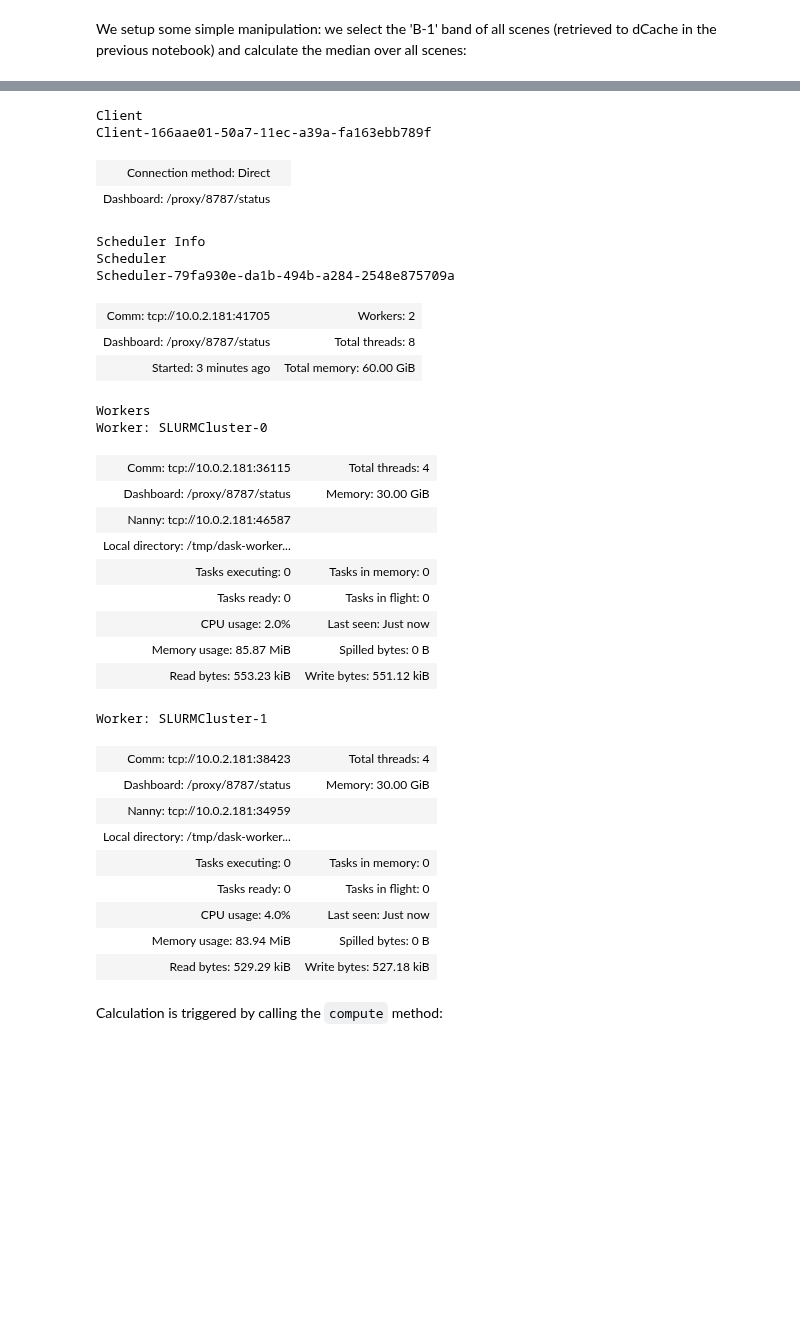
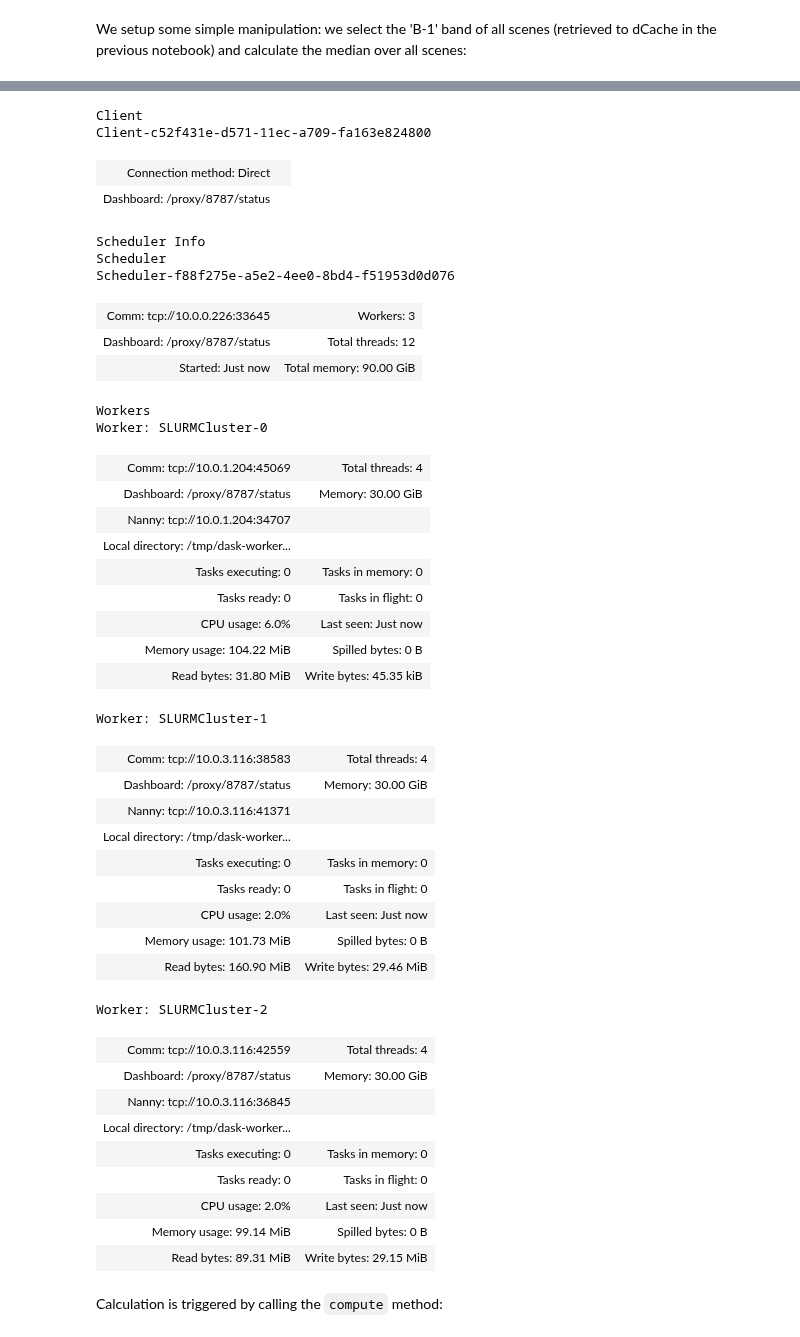
Before and after one commit to RS-DAT/JupyterDask-Examples, a Jupyter notebook: 01-STAC-on-dCache/notebooks/02-processing.ipynb, the cells around one changed output, grey strips where cells are left out. Cells and saved outputs as stored; diff of their text form; code cells hidden in the pictures; blank space fills up the shorter version.

```diff
--- a/01-STAC-on-dCache/notebooks/02-processing.ipynb
+++ b/01-STAC-on-dCache/notebooks/02-processing.ipynb
@@ -141,40 +135,50 @@ We will now submit the actual calculation to the Dask cluster. In the side menu,
 # %%
 from dask.distributed import Client
 
-client = Client("tcp://10.0.2.181:41705")
+client = Client("tcp://10.0.0.226:33645")
 client
 # %% [output]
 Client
-Client-166aae01-50a7-11ec-a39a-fa163ebb789f
+Client-c52f431e-d571-11ec-a709-fa163e824800
 | Connection method: Direct |  |
 | Dashboard: /proxy/8787/status |  |
 Scheduler Info
 Scheduler
-Scheduler-79fa930e-da1b-494b-a284-2548e875709a
+Scheduler-f88f275e-a5e2-4ee0-8bd4-f51953d0d076
-| Comm: tcp://10.0.2.181:41705 | Workers: 2 |
-| Dashboard: /proxy/8787/status | Total threads: 8 |
-| Started: 3 minutes ago | Total memory: 60.00 GiB |
+| Comm: tcp://10.0.0.226:33645 | Workers: 3 |
+| Dashboard: /proxy/8787/status | Total threads: 12 |
+| Started: Just now | Total memory: 90.00 GiB |
 Workers
 Worker: SLURMCluster-0
-| Comm: tcp://10.0.2.181:36115 | Total threads: 4 |
+| Comm: tcp://10.0.1.204:45069 | Total threads: 4 |
 | Dashboard: /proxy/8787/status | Memory: 30.00 GiB |
-| Nanny: tcp://10.0.2.181:46587 |  |
+| Nanny: tcp://10.0.1.204:34707 |  |
 | Local directory: /tmp/dask-worker... |  |
 | Tasks executing: 0 | Tasks in memory: 0 |
 | Tasks ready: 0 | Tasks in flight: 0 |
-| CPU usage: 2.0% | Last seen: Just now |
-| Memory usage: 85.87 MiB | Spilled bytes: 0 B |
-| Read bytes: 553.23 kiB | Write bytes: 551.12 kiB |
+| CPU usage: 6.0% | Last seen: Just now |
+| Memory usage: 104.22 MiB | Spilled bytes: 0 B |
+| Read bytes: 31.80 MiB | Write bytes: 45.35 kiB |
 Worker: SLURMCluster-1
-| Comm: tcp://10.0.2.181:38423 | Total threads: 4 |
+| Comm: tcp://10.0.3.116:38583 | Total threads: 4 |
 | Dashboard: /proxy/8787/status | Memory: 30.00 GiB |
-| Nanny: tcp://10.0.2.181:34959 |  |
+| Nanny: tcp://10.0.3.116:41371 |  |
 | Local directory: /tmp/dask-worker... |  |
 | Tasks executing: 0 | Tasks in memory: 0 |
 | Tasks ready: 0 | Tasks in flight: 0 |
-| CPU usage: 4.0% | Last seen: Just now |
-| Memory usage: 83.94 MiB | Spilled bytes: 0 B |
-| Read bytes: 529.29 kiB | Write bytes: 527.18 kiB |
+| CPU usage: 2.0% | Last seen: Just now |
+| Memory usage: 101.73 MiB | Spilled bytes: 0 B |
+| Read bytes: 160.90 MiB | Write bytes: 29.46 MiB |
+Worker: SLURMCluster-2
+| Comm: tcp://10.0.3.116:42559 | Total threads: 4 |
+| Dashboard: /proxy/8787/status | Memory: 30.00 GiB |
+| Nanny: tcp://10.0.3.116:36845 |  |
+| Local directory: /tmp/dask-worker... |  |
+| Tasks executing: 0 | Tasks in memory: 0 |
+| Tasks ready: 0 | Tasks in flight: 0 |
+| CPU usage: 2.0% | Last seen: Just now |
+| Memory usage: 99.14 MiB | Spilled bytes: 0 B |
+| Read bytes: 89.31 MiB | Write bytes: 29.15 MiB |
 # %% [markdown]
 Calculation is triggered by calling the `compute` method:
 # %%
```
Also changed, not shown: parts of 17 cells of this notebook, 2 other files.
